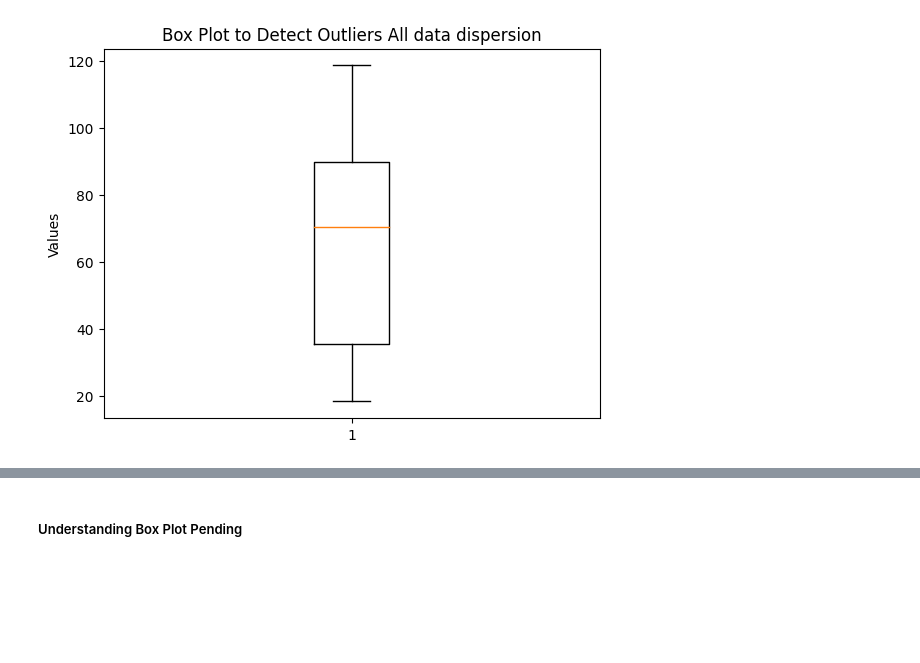
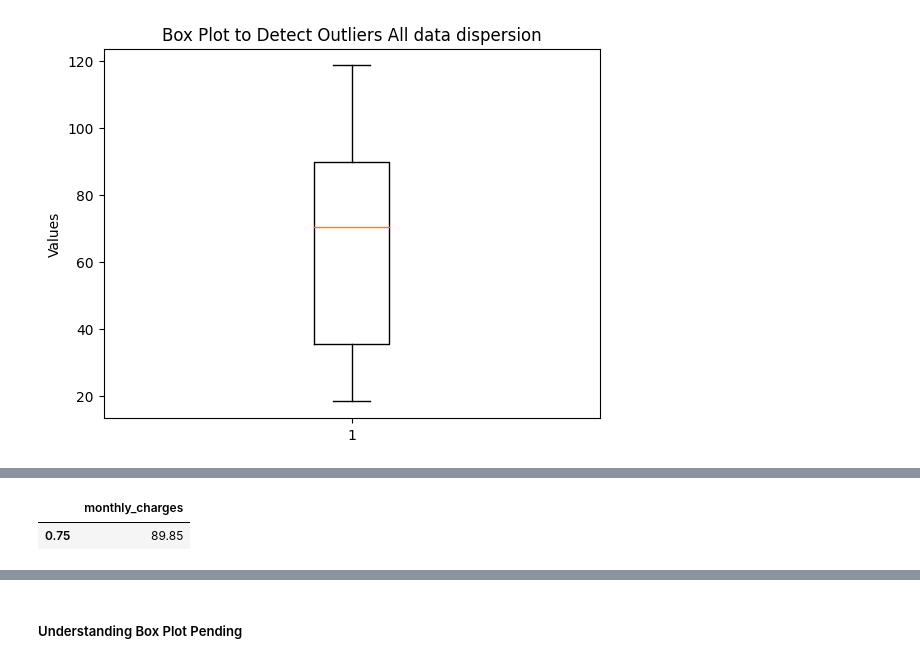
Before and after one commit to jdhova/Statistics-DataCleaning, a Jupyter notebook: MeanModeMedian.ipynb, the cells around one changed output, grey strips where cells are left out. Cells and saved outputs as stored; diff of their text form; code cells hidden in the pictures; blank space fills up the shorter version.

```diff
--- a/MeanModeMedian.ipynb
+++ b/MeanModeMedian.ipynb
@@ -291,0 +313,6 @@ plt.show()
+# %%
+Q1= data_mothlyChargesDF2.quantile([0.75])
+Q1
+# %% [output]
+|  | monthly_charges |
+| 0.75 | 89.85 |
```
Also changed, not shown: parts of 11 cells of this notebook.
